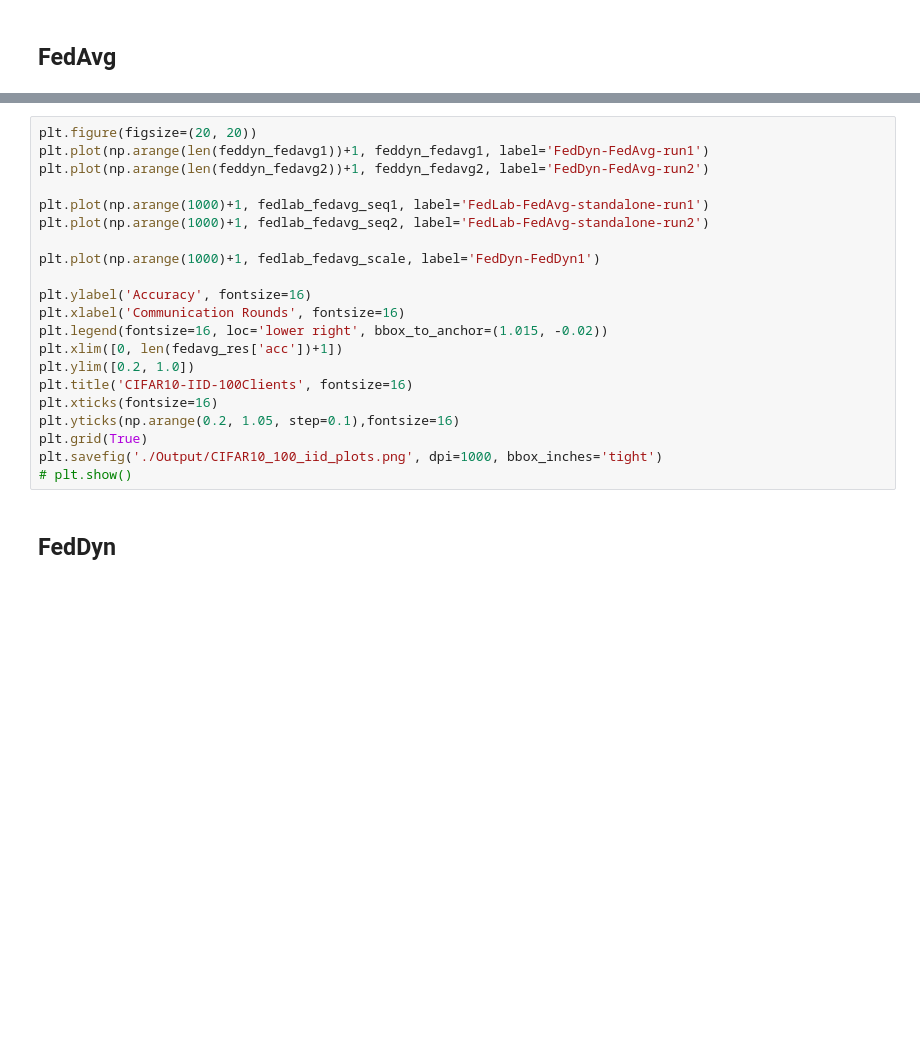
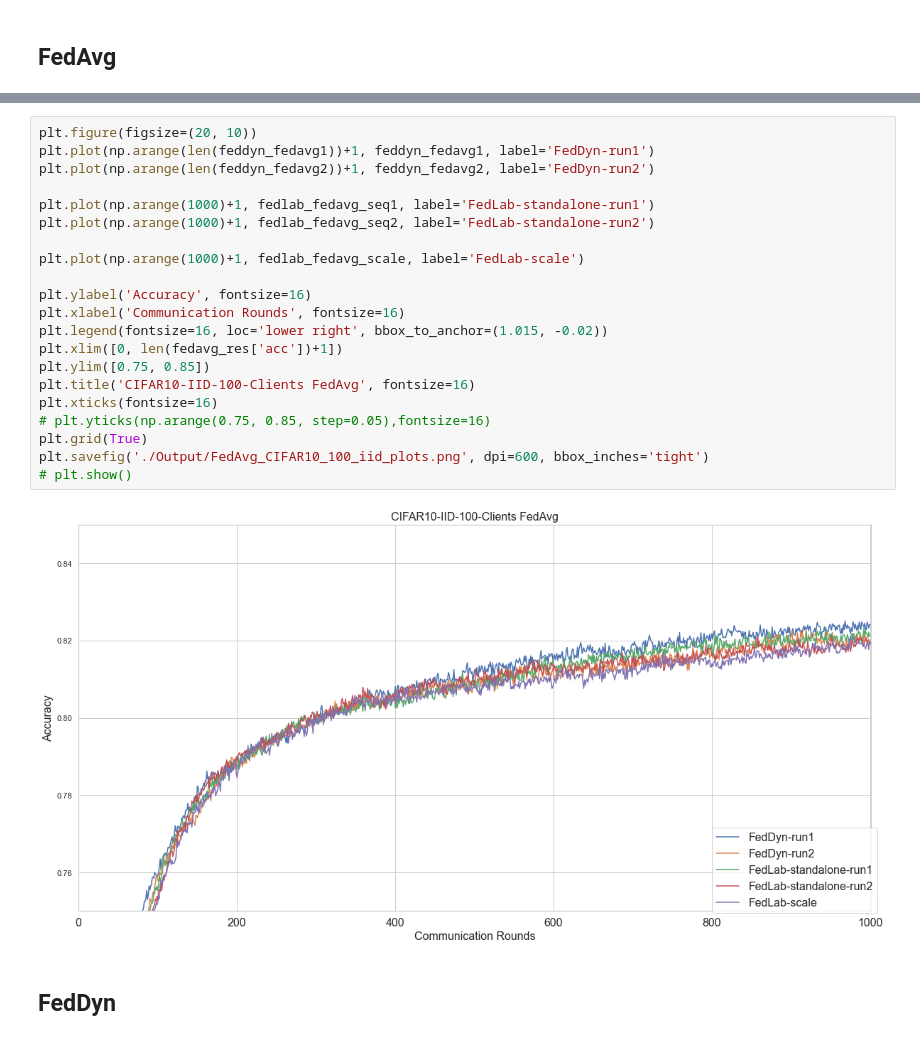
Before and after one commit to SMILELab-FL/FedLab-benchmarks, a Jupyter notebook: fedlab_benchmarks/feddyn/try-feddyn.ipynb, the cells around one changed output, grey strips where cells are left out. Saved outputs shown, nothing was run; the diff lists cells and outputs as text; blank space fills up the shorter version.

```diff
--- a/fedlab_benchmarks/feddyn/try-feddyn.ipynb
+++ b/fedlab_benchmarks/feddyn/try-feddyn.ipynb
@@ -106,24 +121,26 @@ fedlab_fedavg_scale = result_file_parser(os.path.join('./Output/',
 # %%
-plt.figure(figsize=(20, 20))
-plt.plot(np.arange(len(feddyn_fedavg1))+1, feddyn_fedavg1, label='FedDyn-FedAvg-run1')
-plt.plot(np.arange(len(feddyn_fedavg2))+1, feddyn_fedavg2, label='FedDyn-FedAvg-run2')
+plt.figure(figsize=(20, 10))
+plt.plot(np.arange(len(feddyn_fedavg1))+1, feddyn_fedavg1, label='FedDyn-run1')
+plt.plot(np.arange(len(feddyn_fedavg2))+1, feddyn_fedavg2, label='FedDyn-run2')
 
-plt.plot(np.arange(1000)+1, fedlab_fedavg_seq1, label='FedLab-FedAvg-standalone-run1')
-plt.plot(np.arange(1000)+1, fedlab_fedavg_seq2, label='FedLab-FedAvg-standalone-run2')
+plt.plot(np.arange(1000)+1, fedlab_fedavg_seq1, label='FedLab-standalone-run1')
+plt.plot(np.arange(1000)+1, fedlab_fedavg_seq2, label='FedLab-standalone-run2')
 
-plt.plot(np.arange(1000)+1, fedlab_fedavg_scale, label='FedDyn-FedDyn1')
+plt.plot(np.arange(1000)+1, fedlab_fedavg_scale, label='FedLab-scale')
 
 plt.ylabel('Accuracy', fontsize=16)
 plt.xlabel('Communication Rounds', fontsize=16)
 plt.legend(fontsize=16, loc='lower right', bbox_to_anchor=(1.015, -0.02))
 plt.xlim([0, len(fedavg_res['acc'])+1])
-plt.ylim([0.2, 1.0])
-plt.title('CIFAR10-IID-100Clients', fontsize=16)
+plt.ylim([0.75, 0.85])
+plt.title('CIFAR10-IID-100-Clients FedAvg', fontsize=16)
 plt.xticks(fontsize=16)
-plt.yticks(np.arange(0.2, 1.05, step=0.1),fontsize=16)
+# plt.yticks(np.arange(0.75, 0.85, step=0.05),fontsize=16)
 plt.grid(True)
-plt.savefig('./Output/CIFAR10_100_iid_plots.png', dpi=1000, bbox_inches='tight')
+plt.savefig('./Output/FedAvg_CIFAR10_100_iid_plots.png', dpi=600, bbox_inches='tight')
 # plt.show()
+# %% [output]
+[figure, added]
 # %% [markdown]
 ## FedDyn
 # %%
```
Also changed, not shown: parts of 2 cells of this notebook, 2 other files.
